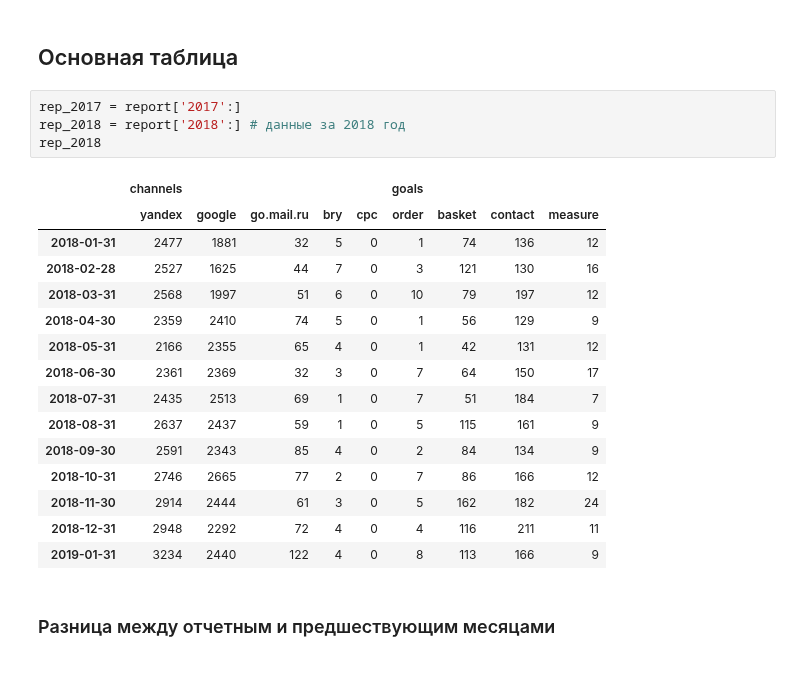
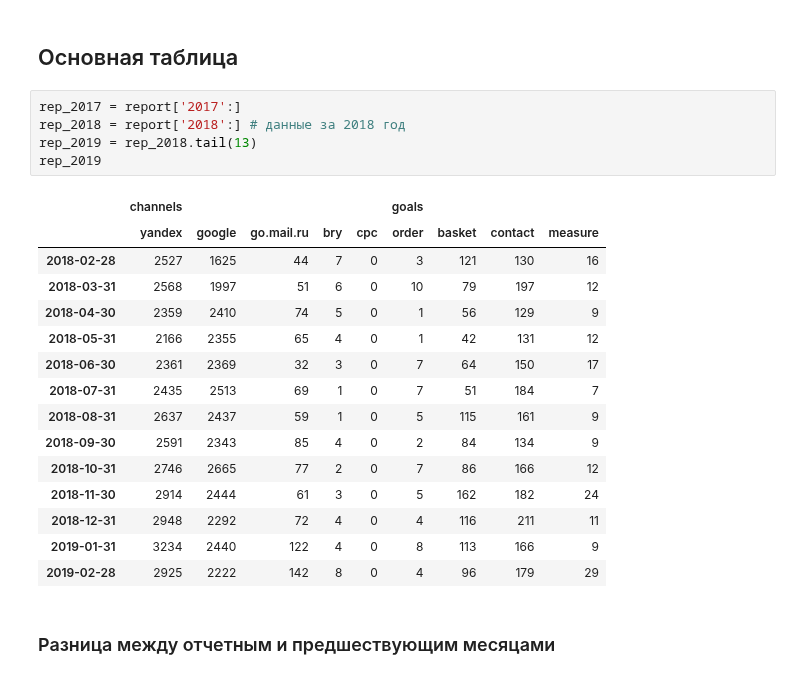
Before and after one commit to robosnob/took-took.ru, a Jupyter notebook: Reports/Took-Took.ru.ipynb, the cells around one changed output. Cells and saved outputs as stored; diff of their text form.

```diff
--- a/Reports/Took-Took.ru.ipynb
+++ b/Reports/Took-Took.ru.ipynb
@@ -29,11 +29,11 @@ prev_month, next_month = curr_month - offset, curr_month + offset
 # %%
 rep_2017 = report['2017':]
 rep_2018 = report['2018':] # данные за 2018 год
-rep_2018
+rep_2019 = rep_2018.tail(13)
+rep_2019
 # %% [output]
 |  | channels |  |  |  |  | goals |  |  |  |
 |  | yandex | google | go.mail.ru | bry | cpc | order | basket | contact | measure |
-| 2018-01-31 | 2477 | 1881 | 32 | 5 | 0 | 1 | 74 | 136 | 12 |
 | 2018-02-28 | 2527 | 1625 | 44 | 7 | 0 | 3 | 121 | 130 | 16 |
 | 2018-03-31 | 2568 | 1997 | 51 | 6 | 0 | 10 | 79 | 197 | 12 |
 | 2018-04-30 | 2359 | 2410 | 74 | 5 | 0 | 1 | 56 | 129 | 9 |
@@ -46,6 +46,7 @@ rep_2018
 | 2018-11-30 | 2914 | 2444 | 61 | 3 | 0 | 5 | 162 | 182 | 24 |
 | 2018-12-31 | 2948 | 2292 | 72 | 4 | 0 | 4 | 116 | 211 | 11 |
 | 2019-01-31 | 3234 | 2440 | 122 | 4 | 0 | 8 | 113 | 166 | 9 |
+| 2019-02-28 | 2925 | 2222 | 142 | 8 | 0 | 4 | 96 | 179 | 29 |
 # %% [markdown]
 <h3>Разница между отчетным и предшествующим месяцами</h3>
 # %%
```
Also changed, not shown: parts of 7 cells of this notebook.
